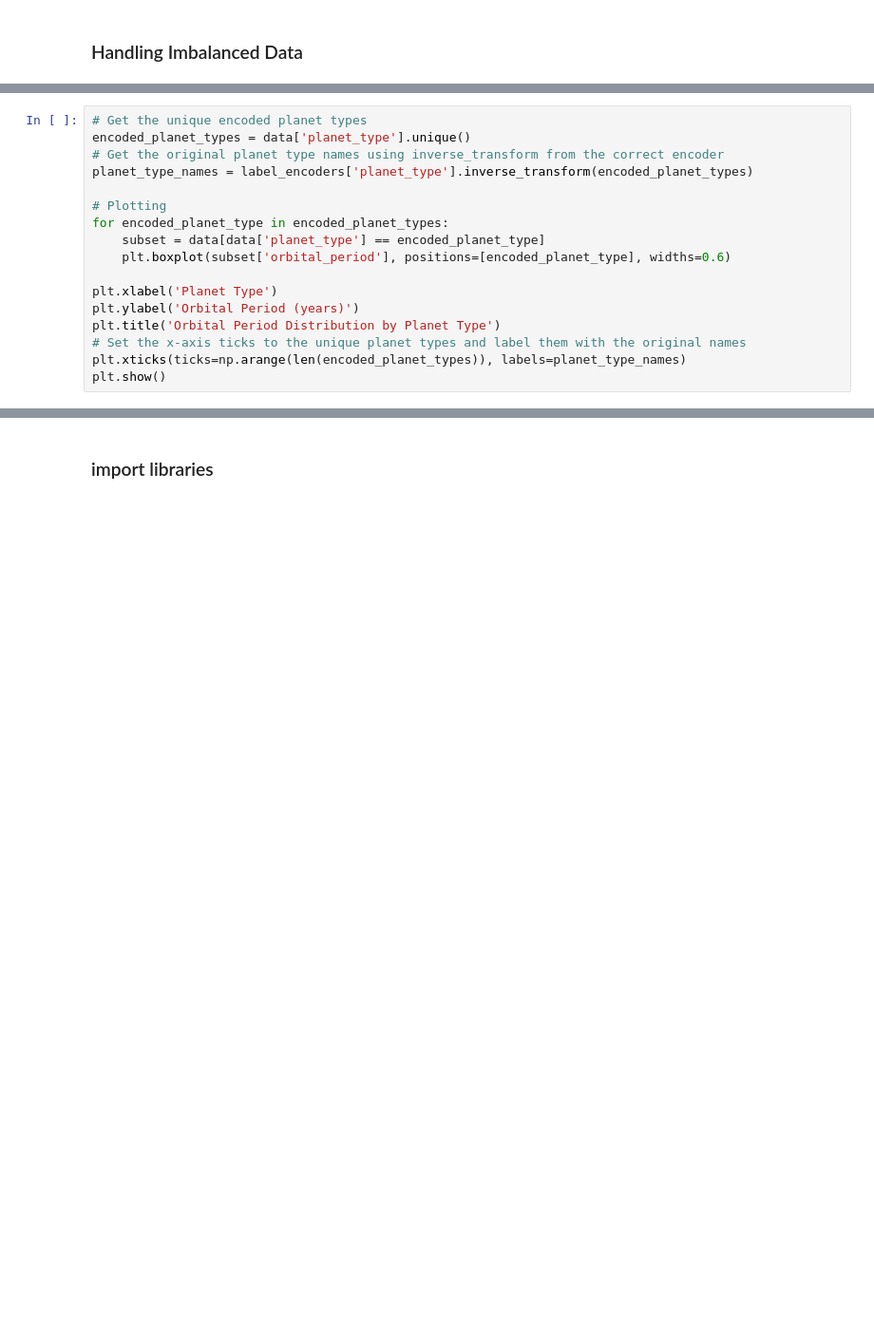
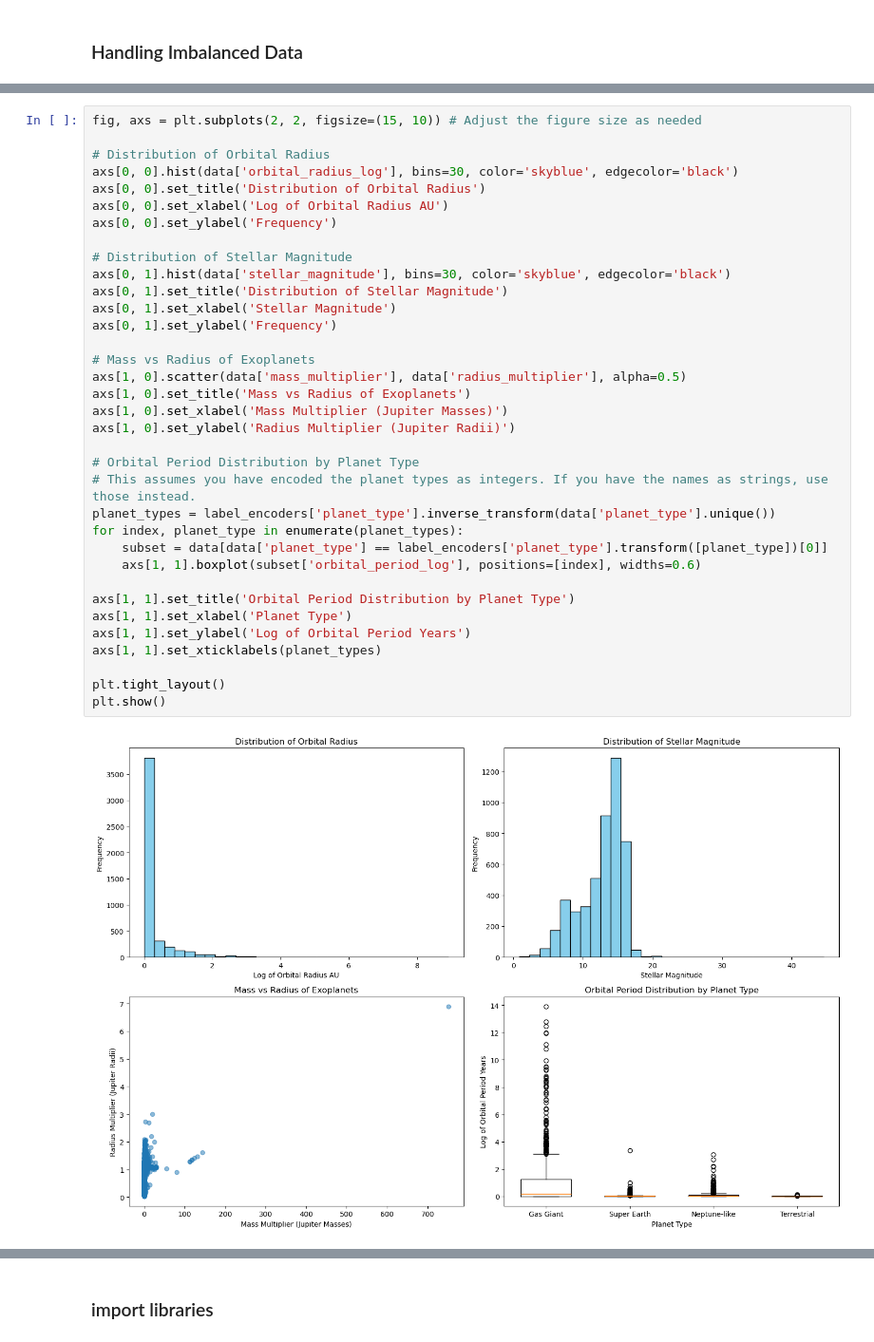
Before and after one commit to adityaanilshukla/Exoplanet-classifier, a Jupyter notebook: exo-planet.ipynb, the cells around one changed output, grey strips where cells are left out. Shown at 95% size. Cells and saved outputs as stored; diff of their text form; blank space fills up the shorter version.

```diff
--- a/exo-planet.ipynb
+++ b/exo-planet.ipynb
@@ -189,17 +201,0 @@ plt.show()
-# %%
-# Get the unique encoded planet types
-encoded_planet_types = data['planet_type'].unique()
-# Get the original planet type names using inverse_transform from the correct encoder
-planet_type_names = label_encoders['planet_type'].inverse_transform(encoded_planet_types)
-
-# Plotting
-for encoded_planet_type in encoded_planet_types:
-    subset = data[data['planet_type'] == encoded_planet_type]
-    plt.boxplot(subset['orbital_period'], positions=[encoded_planet_type], widths=0.6)
-
-plt.xlabel('Planet Type')
-plt.ylabel('Orbital Period (years)')
-plt.title('Orbital Period Distribution by Planet Type')
-# Set the x-axis ticks to the unique planet types and label them with the original names
-plt.xticks(ticks=np.arange(len(encoded_planet_types)), labels=planet_type_names)
-plt.show()
@@ -207,0 +204,37 @@ plt.show()
+# %%
+fig, axs = plt.subplots(2, 2, figsize=(15, 10)) # Adjust the figure size as needed
+
+# Distribution of Orbital Radius
+axs[0, 0].hist(data['orbital_radius_log'], bins=30, color='skyblue', edgecolor='black')
+axs[0, 0].set_title('Distribution of Orbital Radius')
+axs[0, 0].set_xlabel('Log of Orbital Radius AU')
+axs[0, 0].set_ylabel('Frequency')
+
+# Distribution of Stellar Magnitude
+axs[0, 1].hist(data['stellar_magnitude'], bins=30, color='skyblue', edgecolor='black')
+axs[0, 1].set_title('Distribution of Stellar Magnitude')
+axs[0, 1].set_xlabel('Stellar Magnitude')
+axs[0, 1].set_ylabel('Frequency')
+
+# Mass vs Radius of Exoplanets
+axs[1, 0].scatter(data['mass_multiplier'], data['radius_multiplier'], alpha=0.5)
+axs[1, 0].set_title('Mass vs Radius of Exoplanets')
+axs[1, 0].set_xlabel('Mass Multiplier (Jupiter Masses)')
+axs[1, 0].set_ylabel('Radius Multiplier (Jupiter Radii)')
+
+# Orbital Period Distribution by Planet Type
+# This assumes you have encoded the planet types as integers. If you have the names as strings, use those instead.
+planet_types = label_encoders['planet_type'].inverse_transform(data['planet_type'].unique())
+for index, planet_type in enumerate(planet_types):
+    subset = data[data['planet_type'] == label_encoders['planet_type'].transform([planet_type])[0]]
+    axs[1, 1].boxplot(subset['orbital_period_log'], positions=[index], widths=0.6)
+
+axs[1, 1].set_title('Orbital Period Distribution by Planet Type')
+axs[1, 1].set_xlabel('Planet Type')
+axs[1, 1].set_ylabel('Log of Orbital Period Years')
+axs[1, 1].set_xticklabels(planet_types)
+
+plt.tight_layout()
+plt.show()
+# %% [output]
+[figure, added]
```
Also changed, not shown: parts of 19 cells of this notebook.
